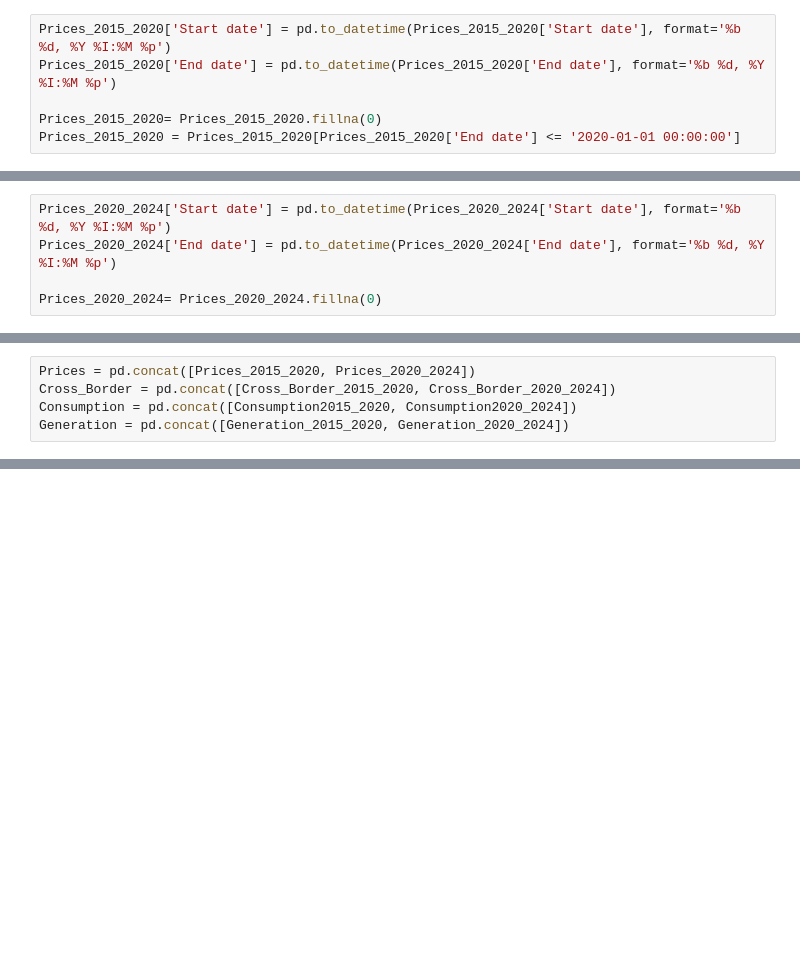
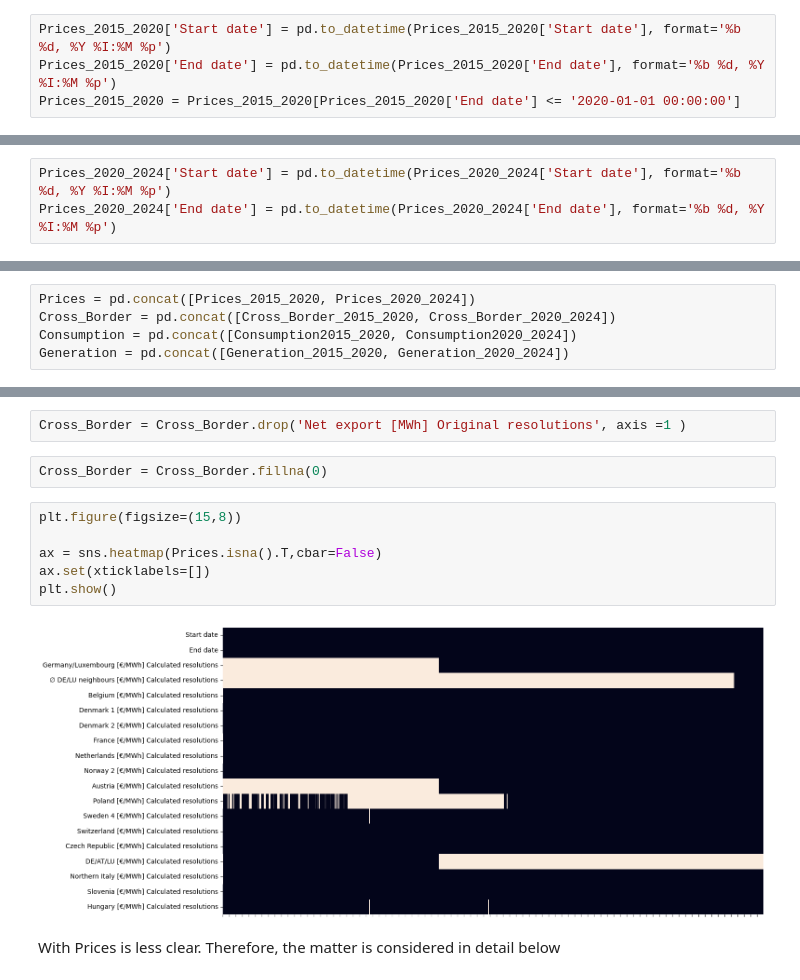
Before and after one commit to bennymiddel/Public, a Jupyter notebook: notebooks/01-data-loading-cleaning.ipynb, the cells around one changed output, grey strips where cells are left out. Drawn from its saved outputs; the diff is of its cells as text; blank space fills up the shorter version.

```diff
--- a/notebooks/01-data-loading-cleaning.ipynb
+++ b/notebooks/01-data-loading-cleaning.ipynb
@@ -88,16 +86,12 @@ Cross_Border_2015_2020 = Cross_Border_2015_2020[Cross_Border_2015_2020['End date
 # %%
 Prices_2015_2020['Start date'] = pd.to_datetime(Prices_2015_2020['Start date'], format='%b %d, %Y %I:%M %p')
 Prices_2015_2020['End date'] = pd.to_datetime(Prices_2015_2020['End date'], format='%b %d, %Y %I:%M %p')
-
-Prices_2015_2020= Prices_2015_2020.fillna(0)
 Prices_2015_2020 = Prices_2015_2020[Prices_2015_2020['End date'] <= '2020-01-01 00:00:00']
 # %% [markdown]
 ### Prices_2020_2024
 # %%
 Prices_2020_2024['Start date'] = pd.to_datetime(Prices_2020_2024['Start date'], format='%b %d, %Y %I:%M %p')
 Prices_2020_2024['End date'] = pd.to_datetime(Prices_2020_2024['End date'], format='%b %d, %Y %I:%M %p')
-
-Prices_2020_2024= Prices_2020_2024.fillna(0)
 # %% [markdown]
 #### Concat all to big DataFrames
 # %%
@@ -107,0 +216,14 @@ Generation = pd.concat([Generation_2015_2020, Generation_2020_2024])
+# %%
+Cross_Border = Cross_Border.drop('Net export [MWh] Original resolutions', axis =1 )
+# %%
+Cross_Border = Cross_Border.fillna(0)
+# %%
+plt.figure(figsize=(15,8))
+
+ax = sns.heatmap(Prices.isna().T,cbar=False)
+ax.set(xticklabels=[])
+plt.show()
+# %% [output]
+[figure, added]
+# %% [markdown]
+With Prices is less clear. Therefore, the matter is considered in detail below
```
Also changed, not shown: parts of 41 cells of this notebook.
